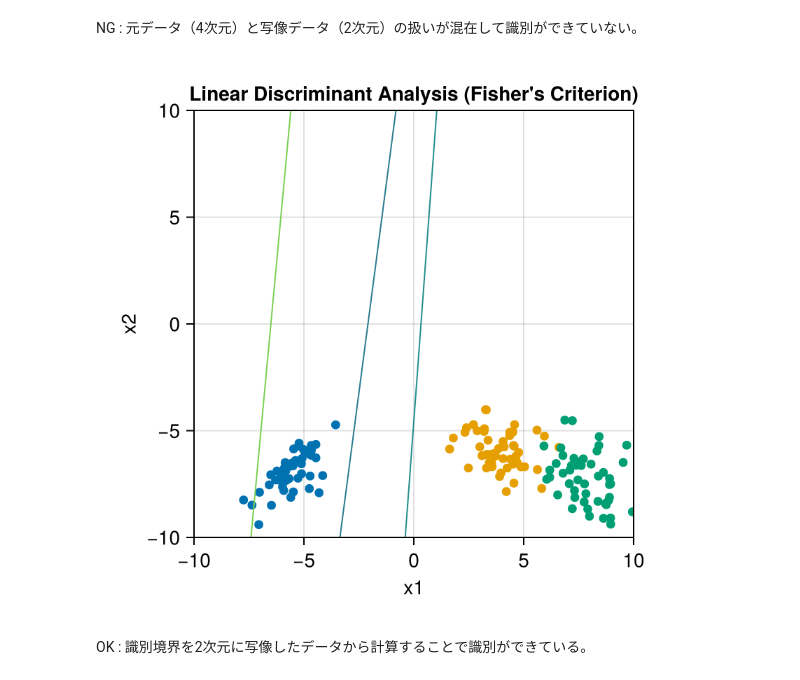
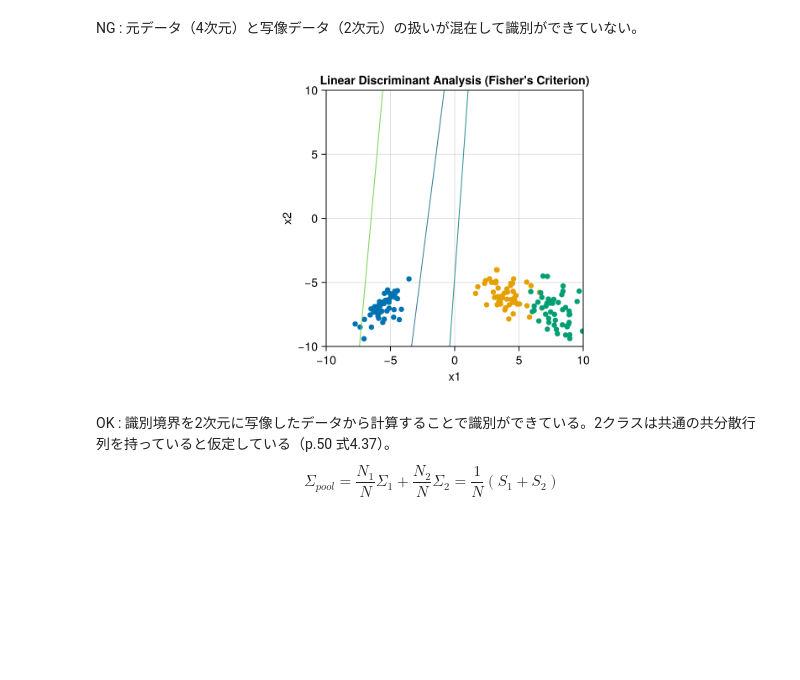
Before and after one commit to SW-yo/OhMyJulia, a Jupyter notebook: Pattern_recognition/6.3_iris-Fisher's_linear_discriminant.ipynb, the cells around one changed output. Drawn from its saved outputs; the diff is of its cells as text; code cells hidden in the pictures; blank space fills up the shorter version.

```diff
--- a/Pattern_recognition/6.3_iris-Fisher's_linear_discriminant.ipynb
+++ b/Pattern_recognition/6.3_iris-Fisher's_linear_discriminant.ipynb
@@ -434,45 +436,59 @@ function f_ij(x, XC, i, j, W, S_W)
     Σ_proj = [W' * Σ[k] * W for k in 1:K]
 
     # 識別関数のパラメーター
     # 行列S
     S = inv(Σ_proj[i]) - inv(Σ_proj[j])
     # ベクトルc^T
     c_T = (transpose(mc_proj[i]) * inv(Σ_proj[i])) - (transpose(mc_proj[j]) * inv(Σ_proj[j]))
     # スカラーF
     F = (transpose(mc_proj[i]) * inv(Σ_proj[i]) * mc_proj[i]) - (transpose(mc_proj[j]) * inv(Σ_proj[j]) * mc_proj[j]) + (logdet(Σ_proj[i]) - logdet(Σ_proj[j])) - 2 * log(PC[i] / PC[j])
 
     # 識別関数
     f_dec = transpose(x) * S * x + 2 * c_T * x + F
 
     return f_dec[1]  # 行列演算の結果は1×1行列になるので[1]でスカラーとして返す
 end
 
 # (2)識別境界を描画するためのグリッドを作成
 x_1 = range(-10.0, 10.0, length=100)
 x_2 = range(-10.0, 10.0, length=100)
 
 # (3)グリッド全体に対して識別境界関数f_ijを適用して高さの行列zを計算
 z_12 = [f_ij([x1, x2], XC, 1, 2, W, S_W) for x1 in x_1, x2 in x_2]
 z_23 = [f_ij([x1, x2], XC, 2, 3, W, S_W) for x1 in x_1, x2 in x_2]
 z_31 = [f_ij([x1, x2], XC, 3, 1, W, S_W) for x1 in x_1, x2 in x_2]
 
-# (3)データの再プロット
-empty!(ax)
-scatter!(ax, Point2f.(x_new_sts))
-scatter!(ax, Point2f.(x_new_vsc))
-scatter!(ax, Point2f.(x_new_vgn))
+# (3)プロット準備
+fig =Figure(size=(800,400))
+ax_a = Axis(fig[1, 1],
+    title="Linear Discriminant Analysis (Fisher's Criterion)",
+    xlabel="x1",
+    ylabel="x2",
+    xticks=-10.0:5.0:10.0,
+    yticks=-10.0:5.0:10.0,
+    limits=((-10.0, 10.0), (-10.0, 10.0)),
+    aspect = AxisAspect(1)
+)
 
-# (4)識別境界の描画
-contour!(ax, x_1, x_2, z_12, levels=[0.0])
-contour!(ax, x_1, x_2, z_23, levels=[0.0])
-contour!(ax, x_1, x_2, z_31, levels=[0.0])
+# (4)データの再プロット
+scatter!(ax_a, Point2f.(x_new_sts))
+scatter!(ax_a, Point2f.(x_new_vsc))
+scatter!(ax_a, Point2f.(x_new_vgn))
+
+# (5)識別境界の描画
+contour!(ax_a, x_1, x_2, z_12, levels=[0.0])
+contour!(ax_a, x_1, x_2, z_23, levels=[0.0])
+contour!(ax_a, x_1, x_2, z_31, levels=[0.0])
 
 save("xoutput.png", fig)
 fig
 # %% [output]
-[figure, old version]
+[figure, new version]
 # %% [markdown]
-OK : 識別境界を2次元に写像したデータから計算することで識別ができている。
+OK : 識別境界を2次元に写像したデータから計算することで識別ができている。2クラスは共通の共分散行列を持っていると仮定している（p.50 式4.37）。
+$$
+\Sigma_{pool} = \frac{N_1}{N} \Sigma_1 + \frac{N_2}{N} \Sigma_2 = \frac{1}{N} (S_1 + S_2)
+$$
 # %%
 # (1)2D写像済みデータで識別境界を計算
 function boundary_2d(x_new_i, x_new_j)
```
Also changed, not shown: parts of 4 cells of this notebook, 5 other files.
